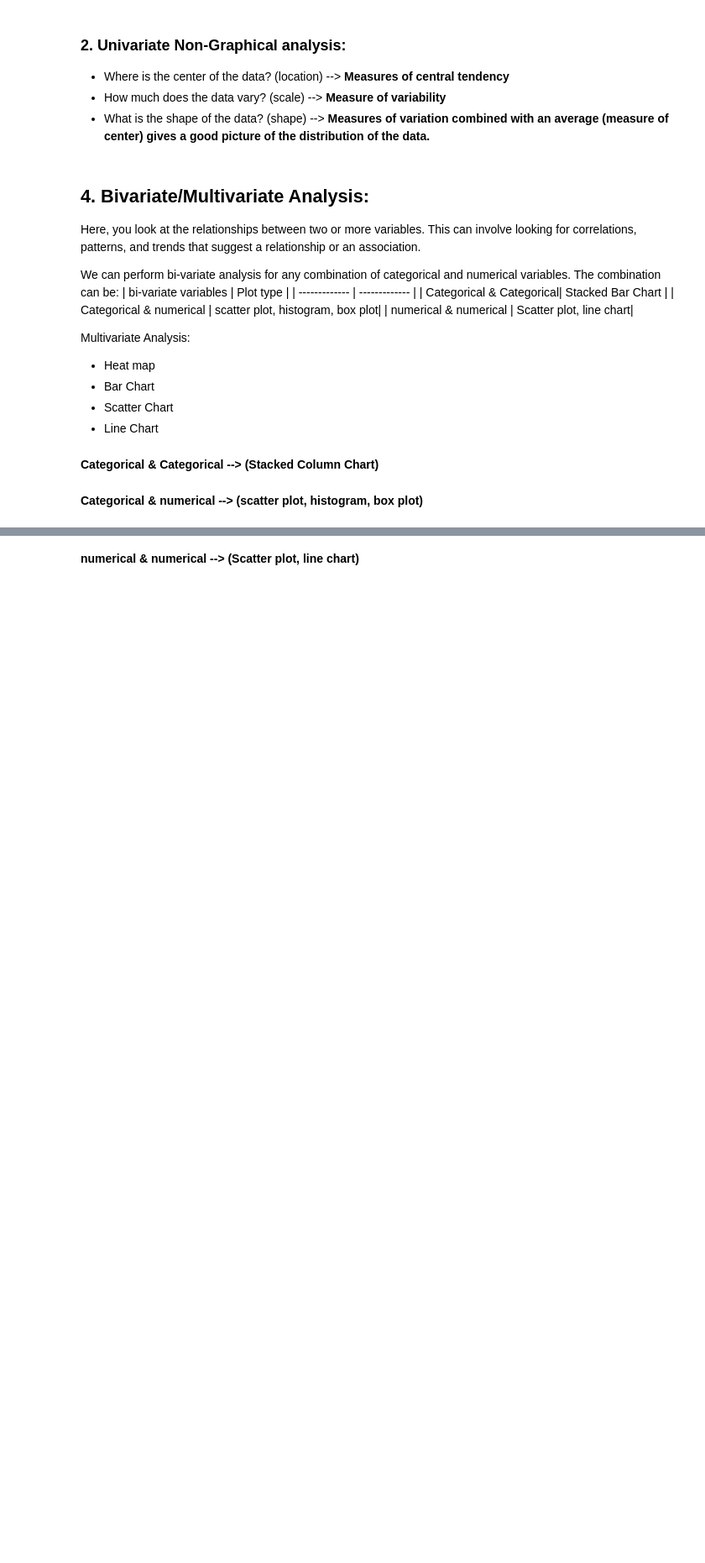
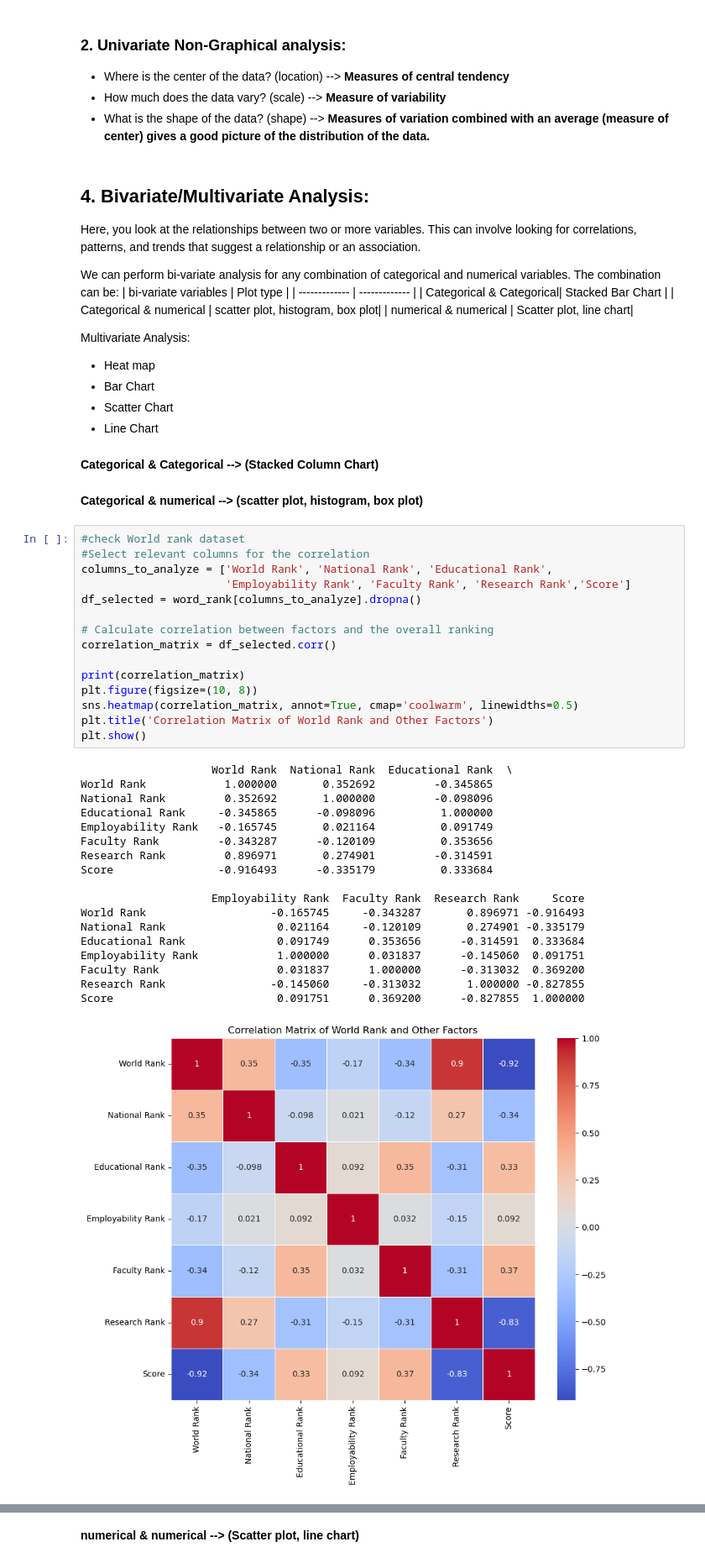
Before and after one commit to Tuwaiq-DS-ML-bootcamp-V-8/Usecase-3-Project-2, a Jupyter notebook: EDA explain template.ipynb, the cells around one changed output, grey strips where cells are left out. Shown at 84% size. Cells and saved outputs as stored; diff of their text form; blank space fills up the shorter version.

```diff
--- a/EDA explain template.ipynb
+++ b/EDA explain template.ipynb
@@ -1200,3 +1311,37 @@ Multivariate Analysis:
 **Categorical & Categorical --> (Stacked Column Chart)**
 # %% [markdown]
 **Categorical & numerical --> (scatter plot, histogram, box plot)**
+# %%
+#check World rank dataset
+#Select relevant columns for the correlation
+columns_to_analyze = ['World Rank', 'National Rank', 'Educational Rank',
+                      'Employability Rank', 'Faculty Rank', 'Research Rank','Score']
+df_selected = word_rank[columns_to_analyze].dropna()
+
+# Calculate correlation between factors and the overall ranking
+correlation_matrix = df_selected.corr()
+
+print(correlation_matrix)
+plt.figure(figsize=(10, 8))
+sns.heatmap(correlation_matrix, annot=True, cmap='coolwarm', linewidths=0.5)
+plt.title('Correlation Matrix of World Rank and Other Factors')
+plt.show()
+# %% [output]
+                    World Rank  National Rank  Educational Rank  \
+World Rank            1.000000       0.352692         -0.345865
+National Rank         0.352692       1.000000         -0.098096
+Educational Rank     -0.345865      -0.098096          1.000000
+Employability Rank   -0.165745       0.021164          0.091749
+Faculty Rank         -0.343287      -0.120109          0.353656
+Research Rank         0.896971       0.274901         -0.314591
+Score                -0.916493      -0.335179          0.333684
+
+                    Employability Rank  Faculty Rank  Research Rank     Score
+World Rank                   -0.165745     -0.343287       0.896971 -0.916493
+National Rank                 0.021164     -0.120109       0.274901 -0.335179
+Educational Rank              0.091749      0.353656      -0.314591  0.333684
+Employability Rank            1.000000      0.031837      -0.145060  0.091751
+Faculty Rank                  0.031837      1.000000      -0.313032  0.369200
+Research Rank                -0.145060     -0.313032       1.000000 -0.827855
+Score                         0.091751      0.369200      -0.827855  1.000000
+[figure, added]
```
Also changed, not shown: parts of 36 cells of this notebook.
